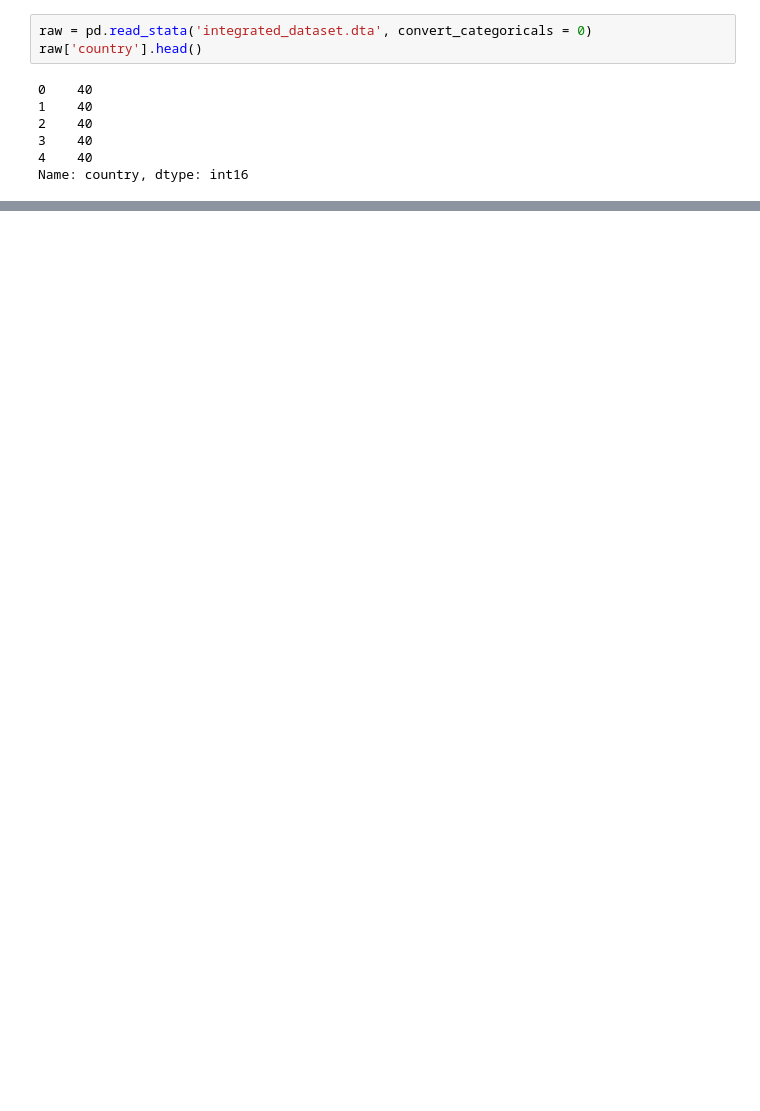
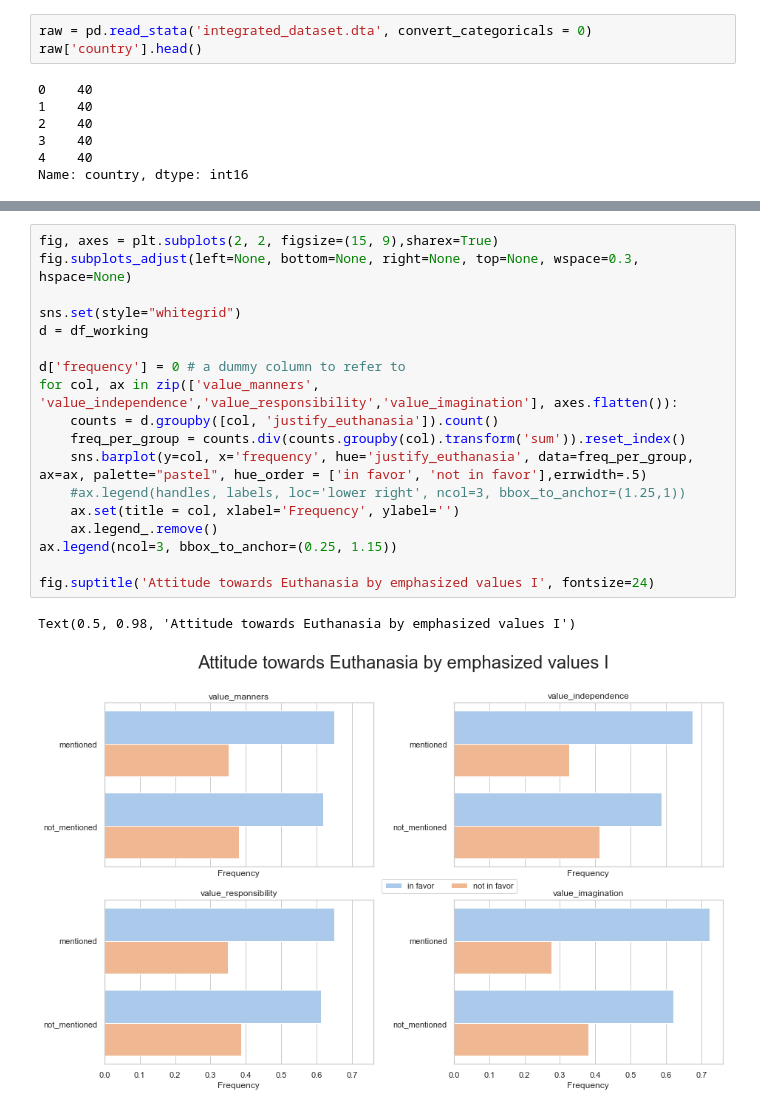
Before and after one commit to michaelEbner/mm_sandiego_final_project_python, a Jupyter notebook: final_project.ipynb, the cells around one changed output, grey strips where cells are left out. Saved outputs shown, nothing was run; the diff lists cells and outputs as text; blank space fills up the shorter version.

```diff
--- a/final_project.ipynb
+++ b/final_project.ipynb
@@ -460,0 +356,21 @@ No handles with labels found to put in legend.
+# %%
+fig, axes = plt.subplots(2, 2, figsize=(15, 9),sharex=True)
+fig.subplots_adjust(left=None, bottom=None, right=None, top=None, wspace=0.3, hspace=None)
+
+sns.set(style="whitegrid")
+d = df_working
+
+d['frequency'] = 0 # a dummy column to refer to
+for col, ax in zip(['value_manners', 'value_independence','value_responsibility','value_imagination'], axes.flatten()):
+    counts = d.groupby([col, 'justify_euthanasia']).count()
+    freq_per_group = counts.div(counts.groupby(col).transform('sum')).reset_index()
+    sns.barplot(y=col, x='frequency', hue='justify_euthanasia', data=freq_per_group, ax=ax, palette="pastel", hue_order = ['in favor', 'not in favor'],errwidth=.5)
+    #ax.legend(handles, labels, loc='lower right', ncol=3, bbox_to_anchor=(1.25,1))
+    ax.set(title = col, xlabel='Frequency', ylabel='')
+    ax.legend_.remove()
+ax.legend(ncol=3, bbox_to_anchor=(0.25, 1.15))
+
+fig.suptitle('Attitude towards Euthanasia by emphasized values I', fontsize=24)
+# %% [output]
+Text(0.5, 0.98, 'Attitude towards Euthanasia by emphasized values I')
+[figure, added]
```
Also changed, not shown: parts of 43 cells of this notebook, 3 other files.
